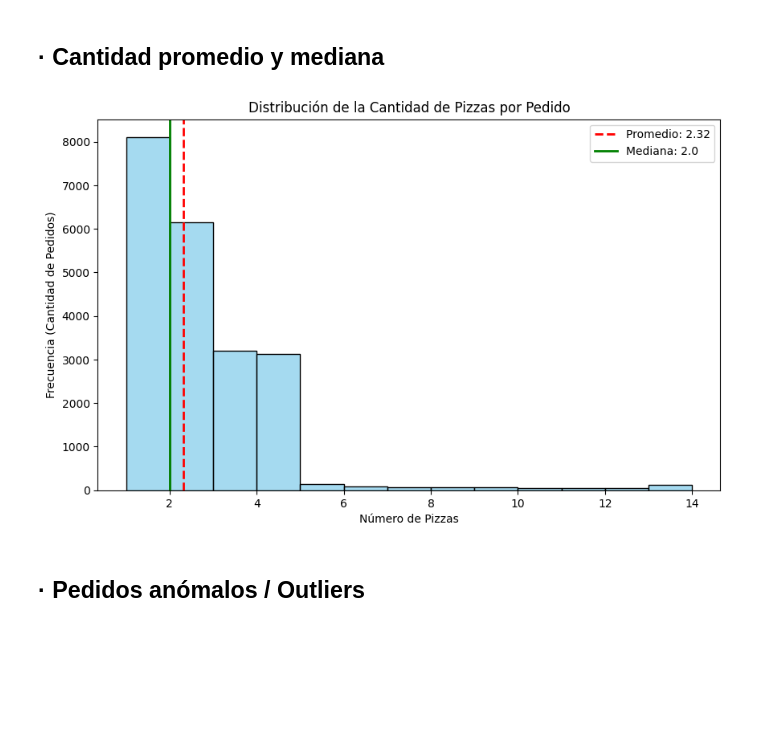
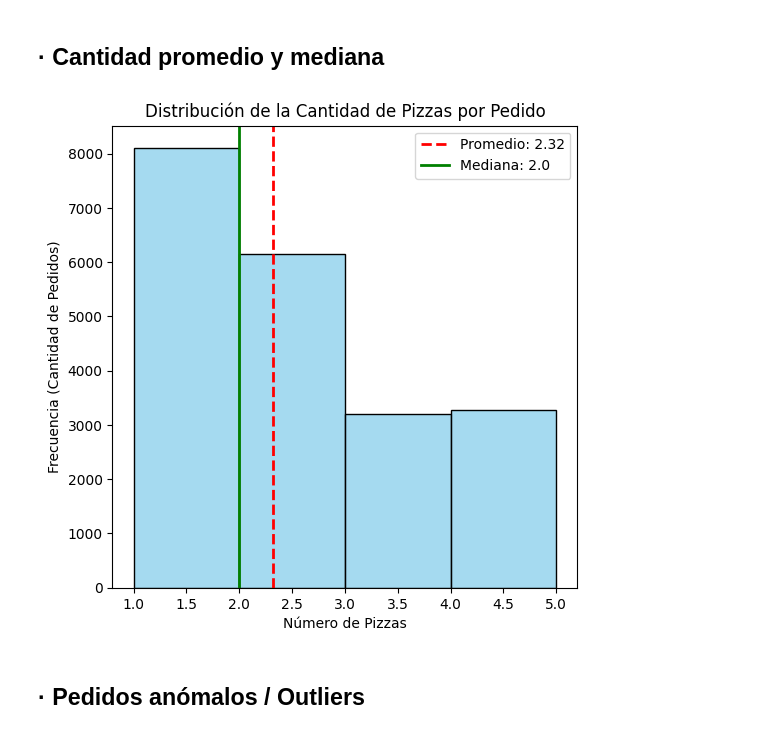
Before and after one commit to Joan735/PythonRA2, a Jupyter notebook: pizza/pizza.ipynb, the cells around one changed output. Drawn from its saved outputs; the diff is of its cells as text; code cells hidden in the pictures; blank space fills up the shorter version.

Commit message:
more graphics

```diff
--- a/pizza/pizza.ipynb
+++ b/pizza/pizza.ipynb
@@ -714,27 +714,27 @@ plt.show()
 # %%
 # Agrupacion por pedido para obtener el tamaño (cantidad de pizzas)
 pizzas_por_pedido = df_merged.groupby('order_id')['quantity'].sum()
 
 # media y mediana
 media = pizzas_por_pedido.mean()
 mediana = pizzas_por_pedido.median()
 
-plt.figure(figsize=(10, 6))
+plt.figure(figsize=(6, 6))
 
 # Histograma de frecuencia
-sns.histplot(pizzas_por_pedido, bins=range(1, 15), kde=False, color='skyblue', edgecolor='black')
+sns.histplot(pizzas_por_pedido, bins=range(1, 6), kde=False, color='skyblue', edgecolor='black')
 
 # Líneas para media y mediana
 plt.axvline(media, color='red', linestyle='--', linewidth=2, label=f'Promedio: {media:.2f}')
 plt.axvline(mediana, color='green', linestyle='-', linewidth=2, label=f'Mediana: {mediana}')
 
 plt.title('Distribución de la Cantidad de Pizzas por Pedido')
 plt.xlabel('Número de Pizzas')
 plt.ylabel('Frecuencia (Cantidad de Pedidos)')
 plt.legend()
 plt.show()
 # %% [output]
-[figure, old version]
+[figure, new version]
 # %% [markdown]
 ## · Pedidos anómalos / Outliers
 # %%
```
Also changed, not shown: parts of 4 cells of this notebook.
